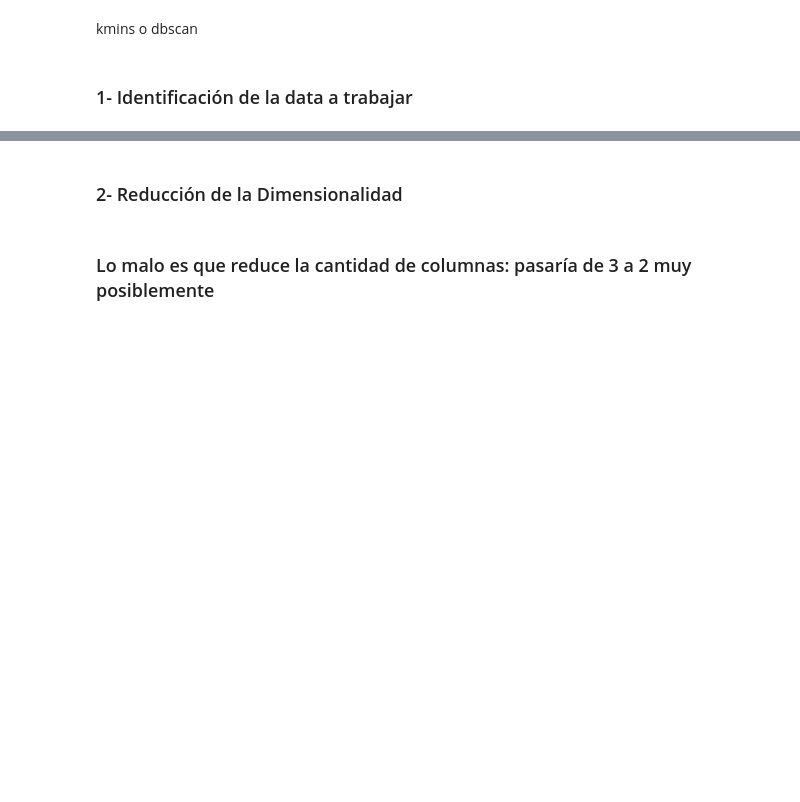
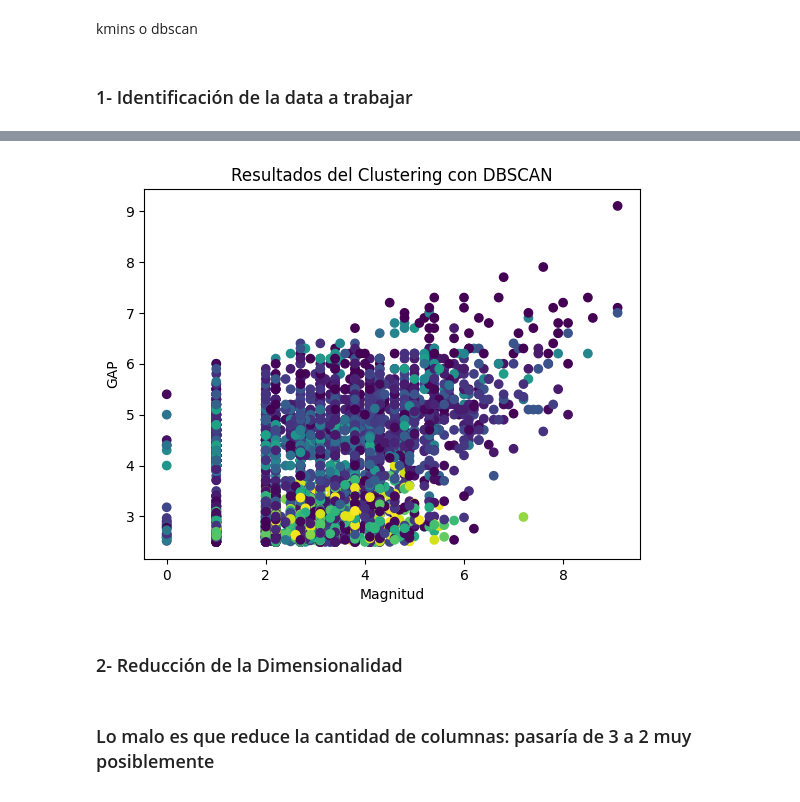
Before and after one commit to tinchoreco/PF-Alertas-Sismicas, a Jupyter notebook: notebooks/Machine_Learning/Machin_Learning.ipynb, the cells around one changed output, grey strips where cells are left out. Saved outputs shown, nothing was run; the diff lists cells and outputs as text; code cells hidden in the pictures; blank space fills up the shorter version.

```diff
--- a/notebooks/Machine_Learning/Machin_Learning.ipynb
+++ b/notebooks/Machine_Learning/Machin_Learning.ipynb
@@ -373,0 +667,23 @@ df_MAc_Ler.head(5)
+# %%
+import pandas as pd
+from sklearn.cluster import DBSCAN
+import matplotlib.pyplot as plt
+
+
+# Seleccionar las columnas relevantes para el modelo
+X = df_MAc_Ler[['Magnitud', 'GAP']]
+
+# Crear el modelo DBSCAN
+dbscan = DBSCAN(eps=0.5, min_samples=5)  # Puedes ajustar los valores de eps y min_samples según tus necesidades
+
+# Entrenar el modelo
+dbscan.fit(X)
+
+# Obtener las etiquetas de los clústeres y los ruidos
+labels = dbscan.labels_
+
+# Mostrar los resultados
+df_MAc_Ler['cluster_label'] = labels
+print(df_MAc_Ler)
+print('---------Cantidad de clusteres----------------')
+print(df_MAc_Ler.cluster_label.unique())
@@ -374,3 +708,13 @@ df_MAc_Ler.head(5)
+# %%
+
+# Graficar los resultados
+plt.scatter(df_MAc_Ler['Intensidad'], df_MAc_Ler['Magnitud'], c=df_MAc_Ler['cluster_label'], cmap='viridis')
+plt.xlabel('Magnitud')
+plt.ylabel('GAP')
+plt.title('Resultados del Clustering con DBSCAN')
+plt.show()
+# %% [output]
+[figure, added]
 # %% [markdown]
 ### 2- Reducción de la Dimensionalidad
 # %% [markdown]
```
Also changed, not shown: parts of 20 cells of this notebook, 1 other file.
